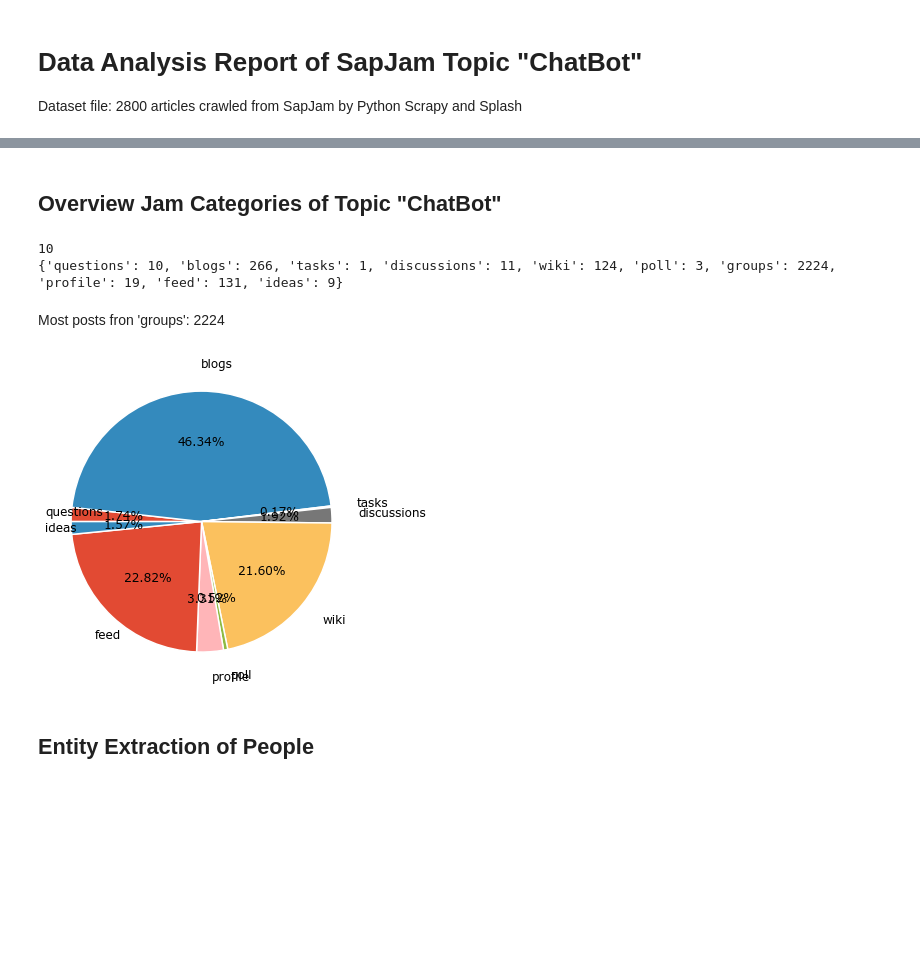
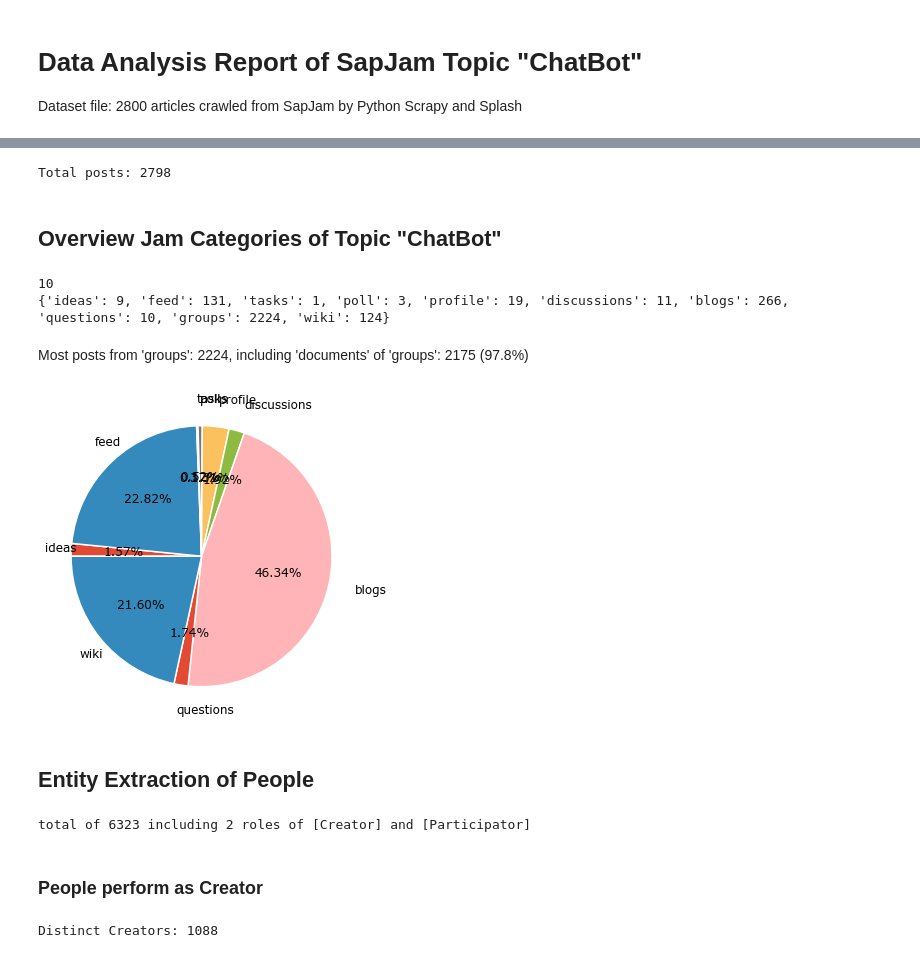
Before and after one commit to CyranoChen/JamScrapy, a Jupyter notebook: JamTopic-ChatBot.ipynb, the cells around one changed output, grey strips where cells are left out. Drawn from its saved outputs; the diff is of its cells as text; code cells hidden in the pictures; blank space fills up the shorter version.

Commit message:
Finish the logic of preprocessing people and group

```diff
--- a/JamTopic-ChatBot.ipynb
+++ b/JamTopic-ChatBot.ipynb
@@ -19,9 +12,18 @@ SELECT * FROM jam_post_spider WHERE body IS NOT NULL
+# %%
+engine = create_engine(config.DB_CONNECT_STRING, max_overflow=5)
+session = sessionmaker(bind=engine)()
+posts = session.query(Post).filter(Post.body.isnot(None)).all()
+
+print('Total posts:', len(posts))
+# %% [output]
+Total posts: 2798
 # %% [markdown]
 ## Overview Jam Categories of Topic "ChatBot"
 # %%
 urls = []
 for p in posts:
-    urls.append(str(p[1]).replace('http://jam4.sapjam.com/','').split('/')[0])
+    # get post baseurl
+    urls.append(p.baseurl.replace('http://jam4.sapjam.com/','').split('/')[0])
 
 #print(urls)
 
@@ -34,20 +36,38 @@ print(len(pie))
 print(pie)
 # %% [output]
 10
-{'questions': 10, 'blogs': 266, 'tasks': 1, 'discussions': 11, 'wiki': 124, 'poll': 3, 'groups': 2224, 'profile': 19, 'feed': 131, 'ideas': 9}
+{'ideas': 9, 'feed': 131, 'tasks': 1, 'poll': 3, 'profile': 19, 'discussions': 11, 'blogs': 266, 'questions': 10, 'groups': 2224, 'wiki': 124}
 # %% [markdown]
-Most posts fron 'groups': 2224
+Most posts from 'groups': 2224, including 'documents' of 'groups': 2175 (97.8%)
 # %%
-pie.pop('groups')
+if 'groups' in pie:
+    pie.pop('groups')
+
 values = []
 labels = []
 for key in pie:
     if int(pie[key]) > 0:
         values.append(int(pie[key]))
         labels.append(key)
 
 plt_pie(values, labels)
 # %% [output]
-[figure, old version]
+[figure, new version]
 # %% [markdown]
 ## Entity Extraction of People
+# %%
+engine = create_engine(config.DB_CONNECT_STRING, max_overflow=5)
+session = sessionmaker(bind=engine)()
+people = session.query(People).all()
+
+print('total of', len(people), 'including 2 roles of [Creator] and [Participator]')
+# %% [output]
+total of 6323 including 2 roles of [Creator] and [Participator]
+# %% [markdown]
+### People perform as Creator
+# %%
+results = engine.execute('''select displayname, COUNT(displayname) as count from jam_people_from_post
+where roletype = 'creator' GROUP BY displayname order by count desc, displayname''').fetchall()
+print('Distinct Creators:', len(results))
+# %% [output]
+Distinct Creators: 1088
```
Also changed, not shown: parts of 10 cells of this notebook, 3 other files.
